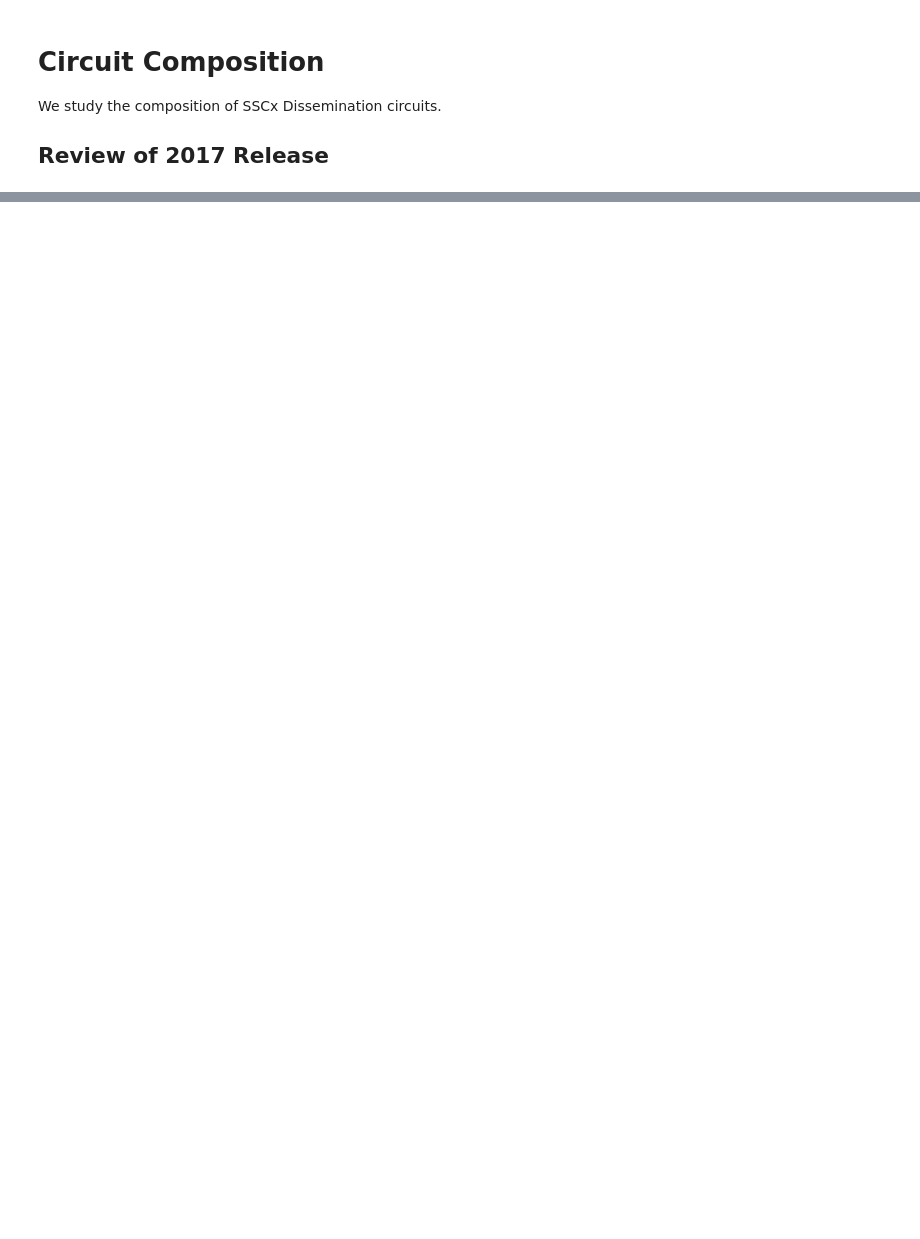
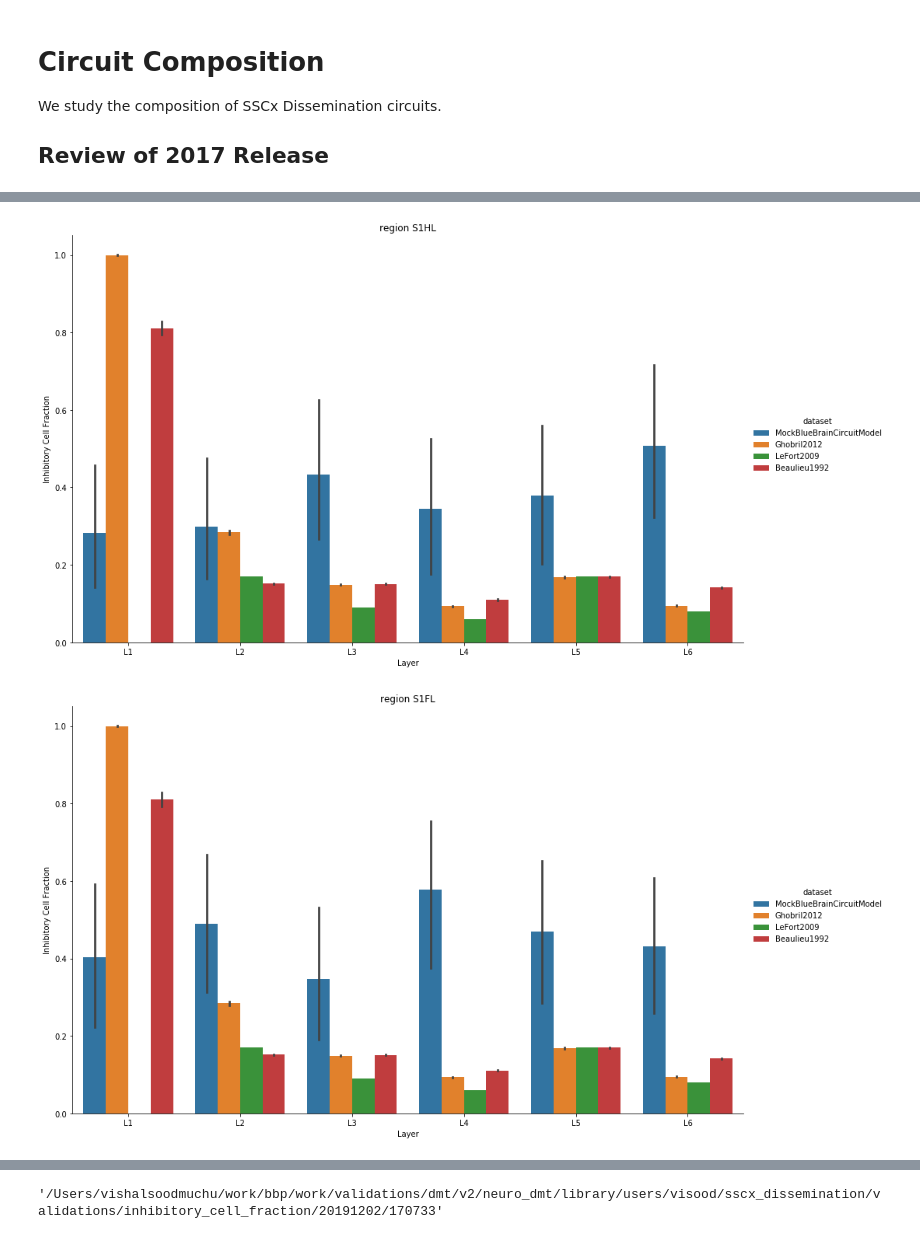
Before and after one commit to BlueBrain/DMT, a Jupyter notebook: v2/neuro_dmt/library/users/visood/sscx_dissemination/circuit_composition.ipynb, the cells around one changed output, grey strips where cells are left out. Cells and saved outputs as stored; diff of their text form; code cells hidden in the pictures; blank space fills up the shorter version.

```diff
--- a/v2/neuro_dmt/library/users/visood/sscx_dissemination/circuit_composition.ipynb
+++ b/v2/neuro_dmt/library/users/visood/sscx_dissemination/circuit_composition.ipynb
@@ -6,0 +180,20 @@ We study the composition of SSCx Dissemination circuits.
+# %%
+inhibitory_cell_fraction_phenomenon = Phenomenon(
+    "Inhibitory Cell Fraction",
+    "Fraction of inhibitory cells in a circuit.",
+    group="Composition"
+)
+
+inhibitory_cell_fraction_reference_data ={
+    "Ghobril2012": _with_sscx_subregions(rat.ghobril2012.samples(1000)),
+    "LeFort2009": _with_sscx_subregions(rat.lefort2009.samples(1000)),
+    "Beaulieu1992": _with_sscx_subregions(rat.beaulieu1992.samples(1000))
+}
+inhibitory_cell_fraction_analysis = BrainCircuitAnalysis(
+    phenomenon = inhibitory_cell_fraction_phenomenon,
+    AdapterInterface = InhbitoryCellFractionAnalysisAdapterInterface,
+    reference_data = inhibitory_cell_fraction_reference_data,
+    measurement_parameters = regions_and_layers,
+    plotter = get_plotter(inhibitory_cell_fraction_phenomenon),
+    report = circuit_analysis_report
+)
@@ -6,0 +369,9 @@ We study the composition of SSCx Dissemination circuits.
+# %%
+inhibitory_cell_fraction_analysis_report =\
+    inhibitory_cell_fraction_analysis(
+        mock_circuit_model,
+        adapter
+)
+# %% [output]
+[figure, added]
+[figure, added]
@@ -6,0 +385,4 @@ We study the composition of SSCx Dissemination circuits.
+# %%
+path_inhibitory_cell_fraction_analysis_report
+# %% [output]
+'/Users/vishalsoodmuchu/work/bbp/work/validations/dmt/v2/neuro_dmt/library/users/visood/sscx_dissemination/validations/inhibitory_cell_fraction/20191202/170733'
```
Also changed, not shown: parts of 44 cells of this notebook, 3 other files.
